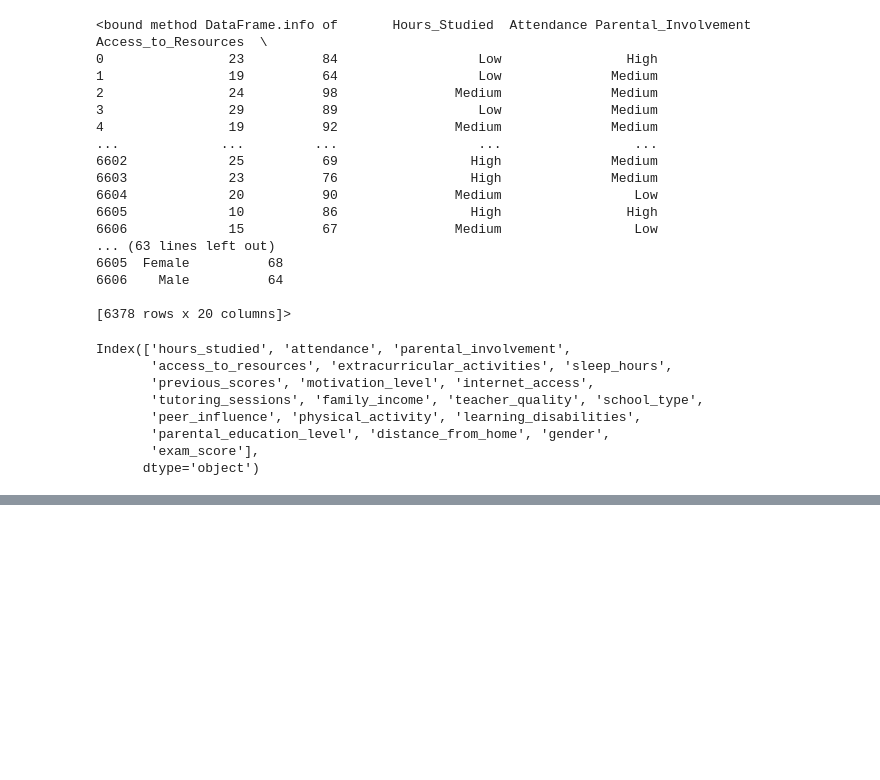
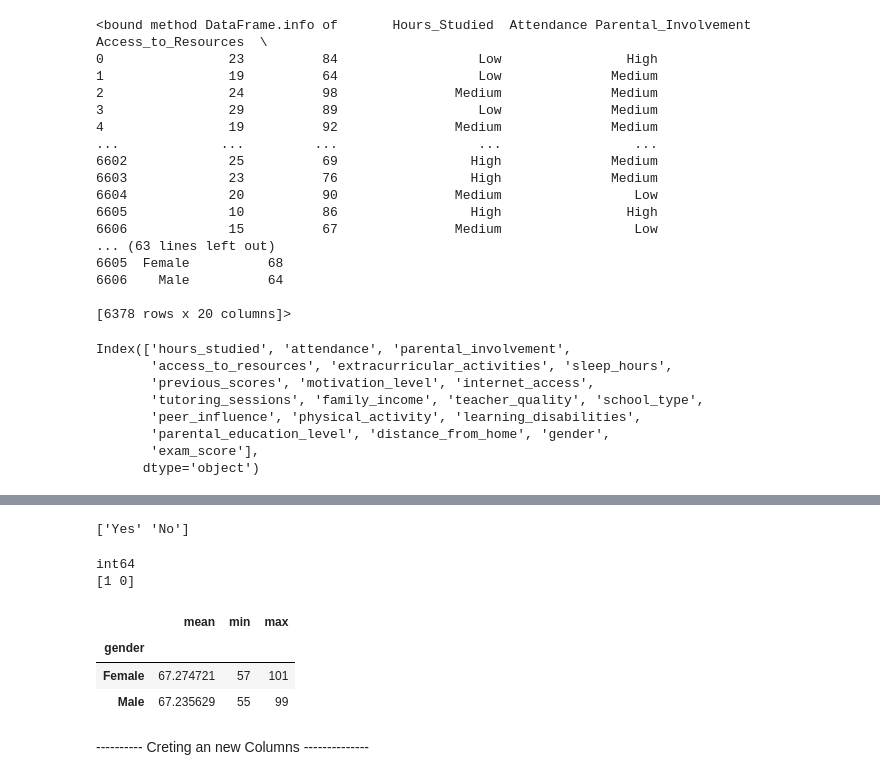
Before and after one commit to 17neerajkr/StudentPerformanceanalysis, a Jupyter notebook: StudentReport analysis.ipynb, the cells around one changed output, grey strips where cells are left out. Saved outputs shown, nothing was run; the diff lists cells and outputs as text; code cells hidden in the pictures; blank space fills up the shorter version.

```diff
--- a/StudentReport analysis.ipynb
+++ b/StudentReport analysis.ipynb
@@ -304,0 +556,24 @@ Index(['hours_studied', 'attendance', 'parental_involvement',
+# %%
+# step 1 — check what values are inside
+print(df["internet_access"].unique())
+# %% [output]
+['Yes' 'No']
+# %%
+# step 2 — convert Yes/No to 1/0
+df["internet_access"] = df["internet_access"].map({"Yes": 1, "No": 0})
+
+# step 3 — verify
+print(df["internet_access"].dtype)   # should show int64
+print(df["internet_access"].unique()) # should show [1 0]
+# %% [output]
+int64
+[1 0]
+# %%
+df.groupby("gender")["report_card\\"].agg(["mean","min","max"])
+# %% [output]
+|  | mean | min | max |
+| gender |  |  |  |
+| Female | 67.274721 | 57 | 101 |
+| Male | 67.235629 | 55 | 99 |
+# %% [markdown]
+---------- Creting an new Columns --------------
```
Also changed, not shown: parts of 40 cells of this notebook.
